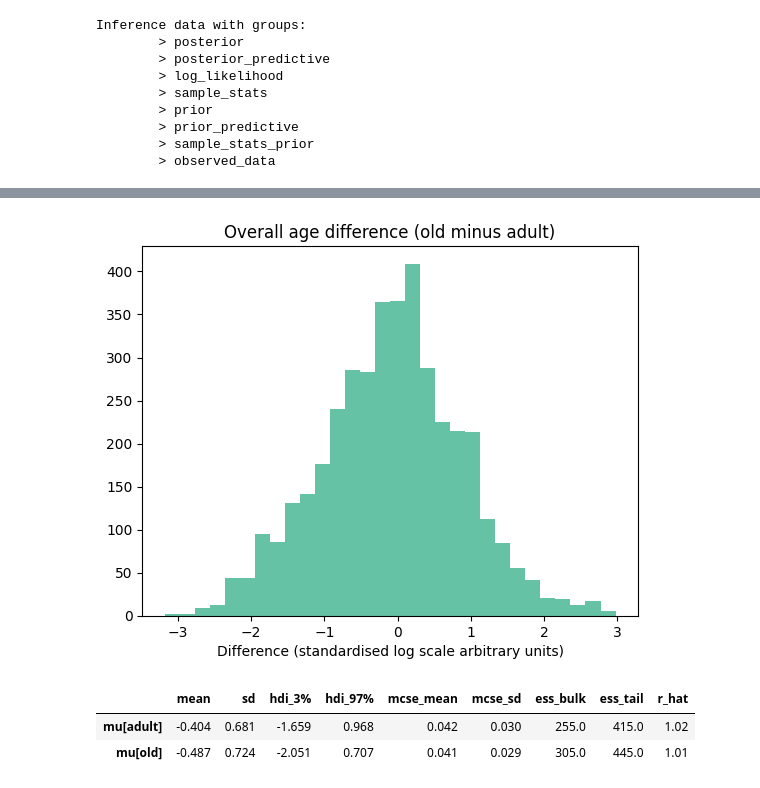
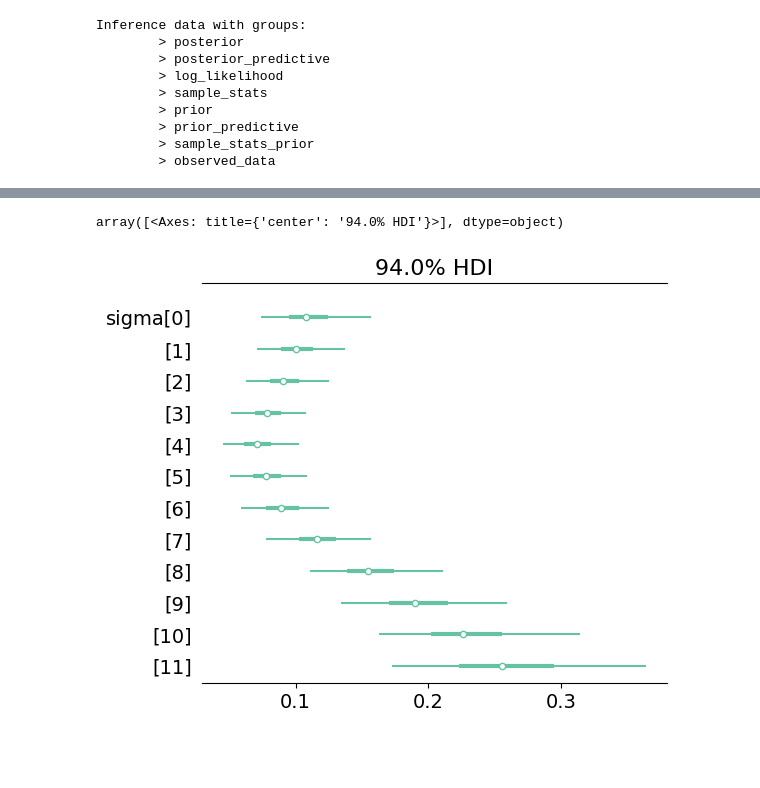
Before and after one commit to teddygroves/sphincter, a Jupyter notebook: sphincter/density.ipynb, the cells around one changed output, grey strips where cells are left out. Cells and saved outputs as stored; diff of their text form; code cells hidden in the pictures; blank space fills up the shorter version.

Commit message:
Update capillary density analysis

```diff
--- a/sphincter/density.ipynb
+++ b/sphincter/density.ipynb
@@ -232,15 +248,5 @@ f.savefig(PLOTS_DIR / "density-effects.png", bbox_inches="tight")
-# %%
-f, ax = plt.subplots()
-comp = idata.posterior["mu"].sel(age="old").values.flatten()
-base = idata.posterior["mu"].sel(age="adult").values.flatten()
-ax.hist(comp - base, bins=30)
-ax.set(title="Overall age difference (old minus adult)", xlabel="Difference (standardised log scale arbitrary units)");
-f.savefig(PLOTS_DIR / "density-mu.png", bbox_inches="tight")
-# %% [output]
-[figure, removed]
-# %%
-az.summary(idata, var_names=["mu"])
-# %% [output]
-|  | mean | sd | hdi_3% | hdi_97% | mcse_mean | mcse_sd | ess_bulk | ess_tail | r_hat |
-| mu[adult] | -0.404 | 0.681 | -1.659 | 0.968 | 0.042 | 0.030 | 255.0 | 415.0 | 1.02 |
-| mu[old] | -0.487 | 0.724 | -2.051 | 0.707 | 0.041 | 0.029 | 305.0 | 445.0 | 1.01 |
+# %%
+az.plot_forest(idata.posterior["sigma"], combined=True)
+# %% [output]
+array([<Axes: title={'center': '94.0% HDI'}>], dtype=object)
+[figure, added]
```
Also changed, not shown: parts of 9 cells of this notebook, 12 other files.
